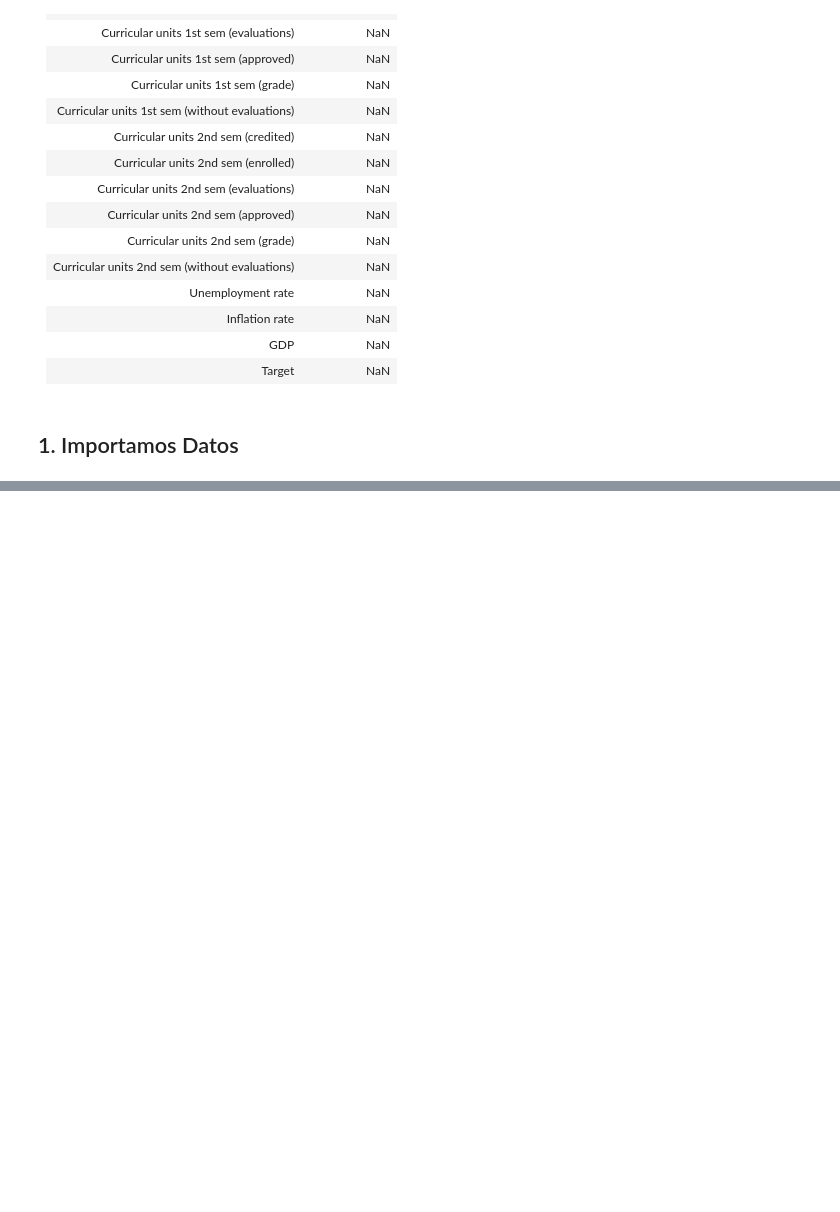
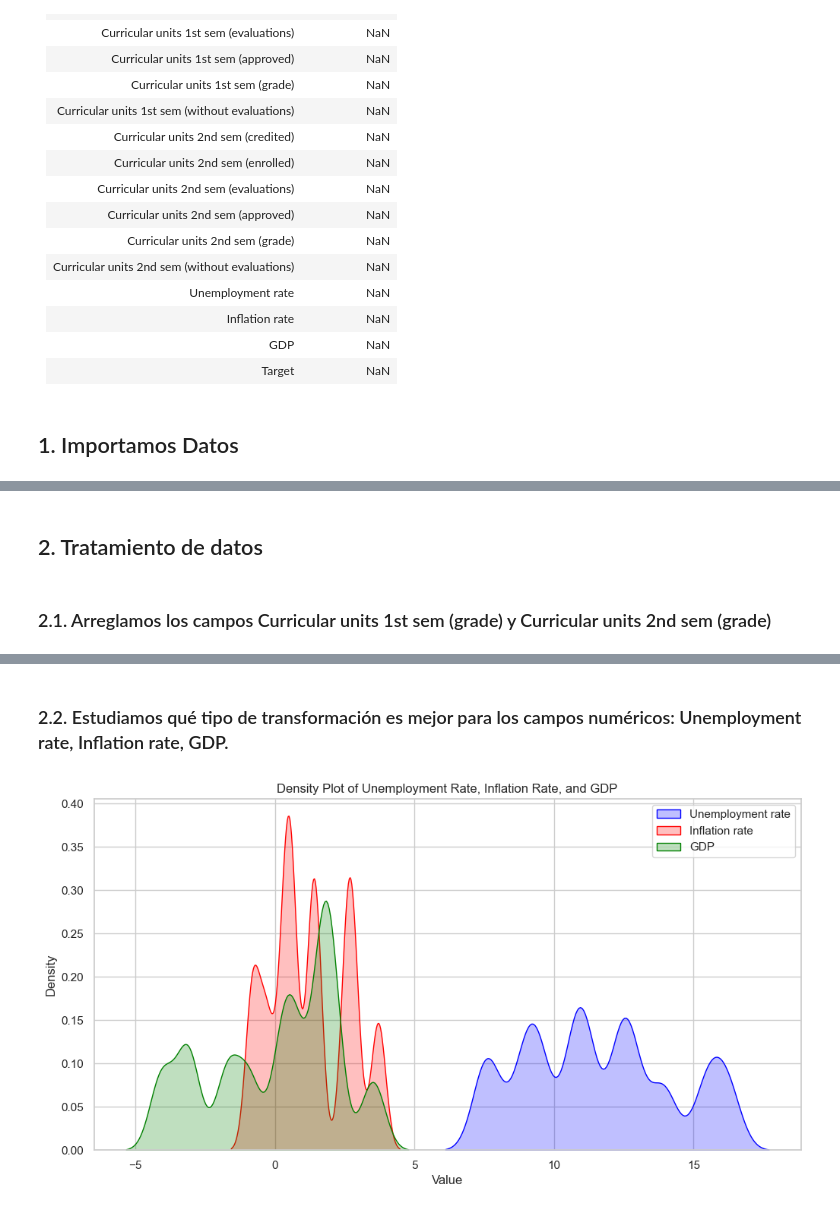
Before and after one commit to MarcosDigu/tfm_school_dropout, a Jupyter notebook: Code/1. Pretratamiento de datos/Pretratamiento_Datos.ipynb, the cells around one changed output, grey strips where cells are left out. Cells and saved outputs as stored; diff of their text form; code cells hidden in the pictures; blank space fills up the shorter version.

Commit message:
Changes to be committed: 	modified:   Code/1. Pretratamiento de datos/Pretratamiento_Datos.ipynb

```diff
--- a/Code/1. Pretratamiento de datos/Pretratamiento_Datos.ipynb
+++ b/Code/1. Pretratamiento de datos/Pretratamiento_Datos.ipynb
@@ -70,3 +47,7 @@ Index(['Marital status', 'Application mode', 'Application order', 'Course',
+# %% [markdown]
+## 2. Tratamiento de datos
+# %% [markdown]
+### 2.1. Arreglamos los campos Curricular units 1st sem (grade)	y Curricular units 2nd sem (grade)
 # %%
 import pandas as pd
 
@@ -125,3 +106,32 @@ df[['Curricular units 2nd sem (grade)', 'Curricular units 2nd sem (grade)_0', 'C
 | 2 | 0.0 | True | False | False |
 | 3 | 12.4 | False | False | False |
 | 4 | 13.0 | True | True | False |
+# %% [markdown]
+### 2.2. Estudiamos qué tipo de transformación es mejor para los campos numéricos: Unemployment rate, Inflation rate, GDP.
+# %%
+import pandas as pd
+import seaborn as sns
+import matplotlib.pyplot as plt
+
+# Supongamos que ya tienes el DataFrame 'df' definido
+# Crear el gráfico de densidad para las tres columnas
+
+# Configura el estilo del gráfico
+sns.set(style="whitegrid")
+
+# Crear el gráfico de densidad
+plt.figure(figsize=(12, 6))
+sns.kdeplot(data=df, x='Unemployment rate', fill=True, label='Unemployment rate', color='blue')
+sns.kdeplot(data=df, x='Inflation rate', fill=True, label='Inflation rate', color='red')
+sns.kdeplot(data=df, x='GDP', fill=True, label='GDP', color='green')
+
+# Añadir títulos y leyendas
+plt.title('Density Plot of Unemployment Rate, Inflation Rate, and GDP')
+plt.xlabel('Value')
+plt.ylabel('Density')
+plt.legend()
+
+# Mostrar el gráfico
+plt.show()
+# %% [output]
+[figure, added]
```
Also changed, not shown: parts of 1 cell of this notebook.
